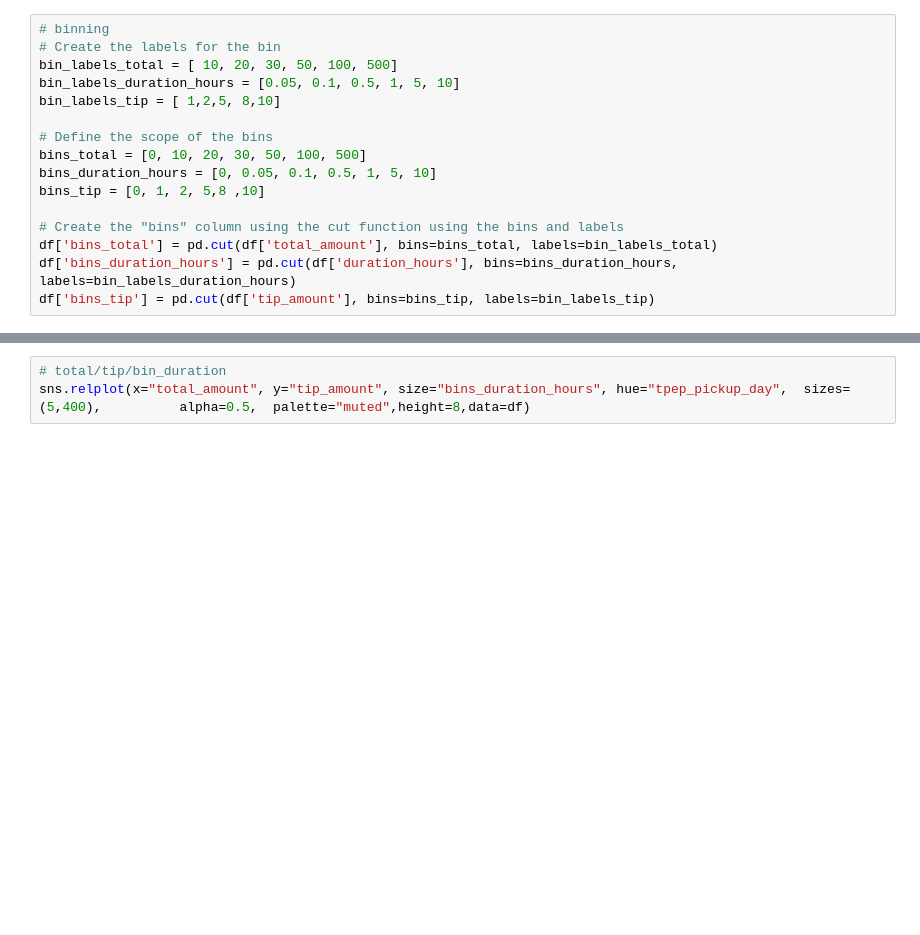
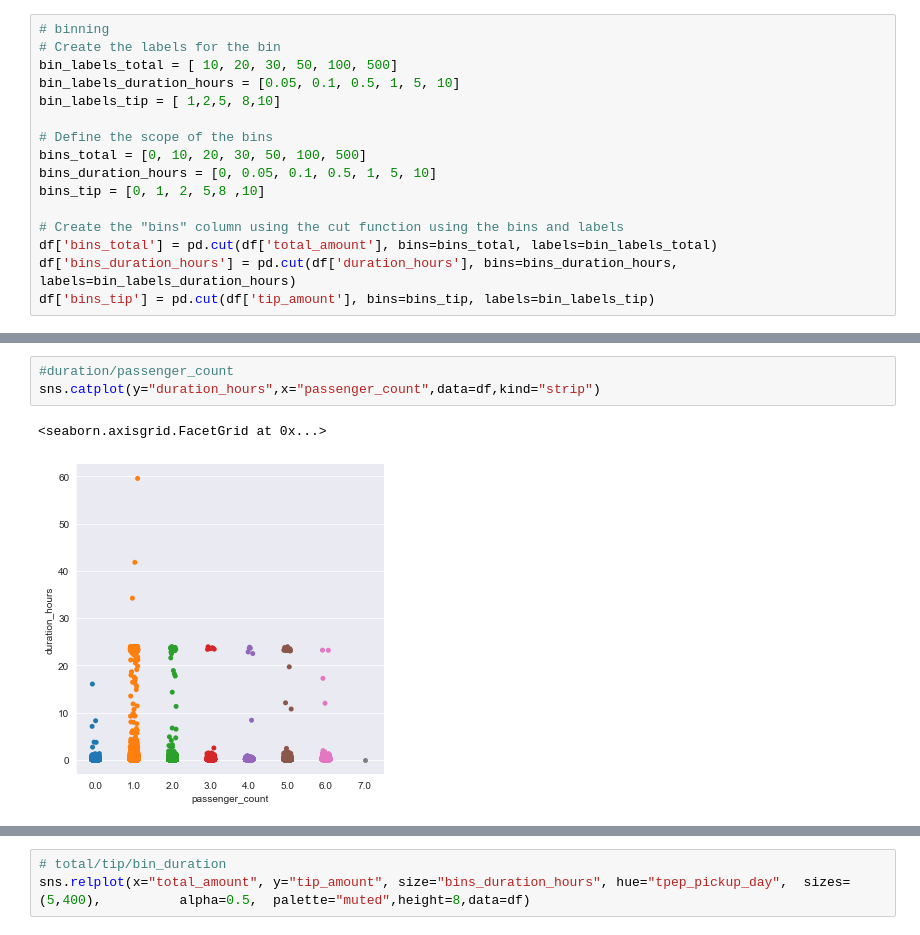
Before and after one commit to kenoc1/nyc-taxi-data, a Jupyter notebook: notebooks/scatter.ipynb, the cells around one changed output, grey strips where cells are left out. Saved outputs shown, nothing was run; the diff lists cells and outputs as text; blank space fills up the shorter version.

```diff
--- a/notebooks/scatter.ipynb
+++ b/notebooks/scatter.ipynb
@@ -129,0 +173,6 @@ sns.relplot(x="total_amount", y="tip_amount", size="duration_hours", hue="tpep_p
+# %%
+#duration/passenger_count
+sns.catplot(y="duration_hours",x="passenger_count",data=df,kind="strip")
+# %% [output]
+<seaborn.axisgrid.FacetGrid at 0x...>
+[figure, added]
```
Also changed, not shown: parts of 27 cells of this notebook, 4 other files.
